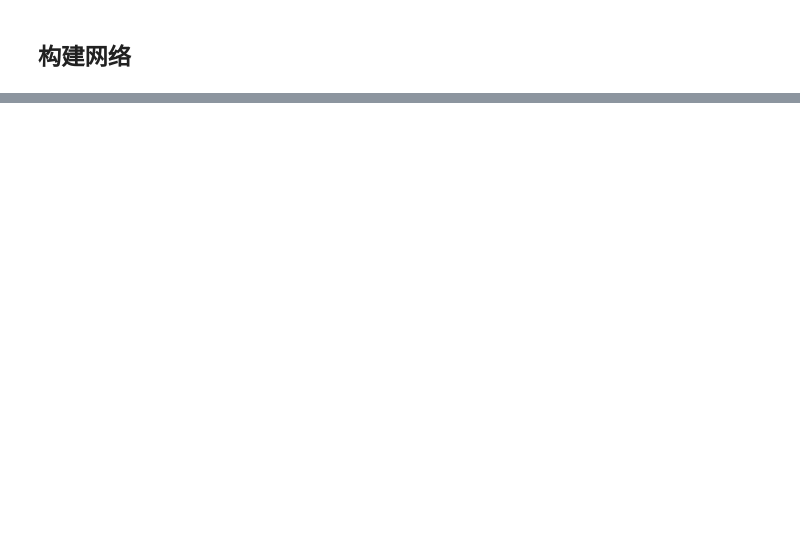
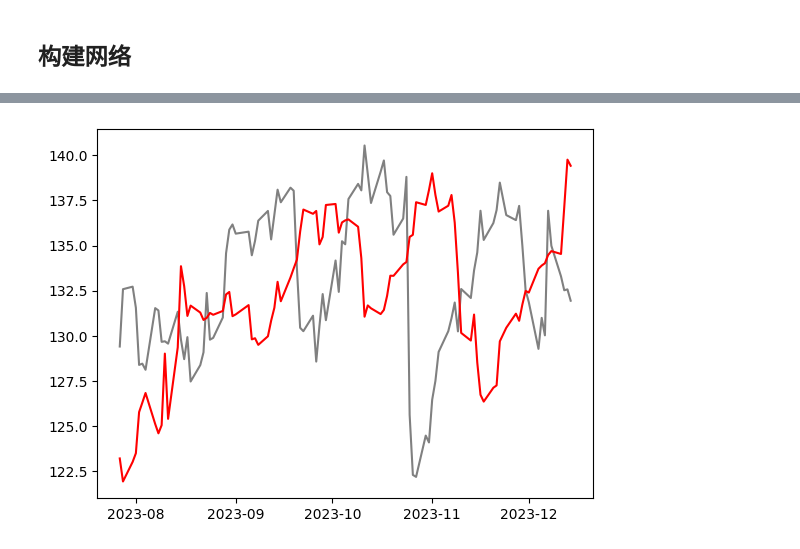
Before and after one commit to Ykiiii/Timing-signal-analysis, a Jupyter notebook: lstm.ipynb, the cells around one changed output, grey strips where cells are left out. Saved outputs shown, nothing was run; the diff lists cells and outputs as text; code cells hidden in the pictures; blank space fills up the shorter version.

```diff
--- a/lstm.ipynb
+++ b/lstm.ipynb
@@ -6,8 +6,5 @@ import datetime
 start = datetime.datetime(2020, 1, 1)
 end = datetime.datetime(2024, 1, 1)
 df = web.DataReader('GOOGL', 'stooq', start, end)
-df.dropna(inplace=True)
-per_days = 10
-df['label'] = df['Close'].shift(-per_days)
 print(df)
 # %% [output]
@@ -78,0 +58,2 @@ print(y.shape)
+# %%
+X,y,X_lately = stock_price_lstm_data_precesing(df,mem_his_days=5,per_days=10)
@@ -138,0 +199,7 @@ Epoch 50/50
+# %%
+from tensorflow.keras.models import load_model
+best_model = load_model('E:\\Document\\Timing-signal-analysis\\3.90_18_mem_5_lstm_1_dense_1_unit_32')
+# %%
+best_model.evaluate(X_test,y_test)
+pre = best_model.predict(X_test)
+print(pre)
@@ -138,0 +224,8 @@ Epoch 50/50
+# %%
+import matplotlib.pyplot as plt
+df_time = df.index[-len(y_test):]
+plt.plot(df_time,y_test,color='gray',label='price')
+plt.plot(df_time,pre,color='red',label='predict')
+plt.show()
+# %% [output]
+[figure, added]
```
Also changed, not shown: parts of 14 cells of this notebook, 3 other files.
